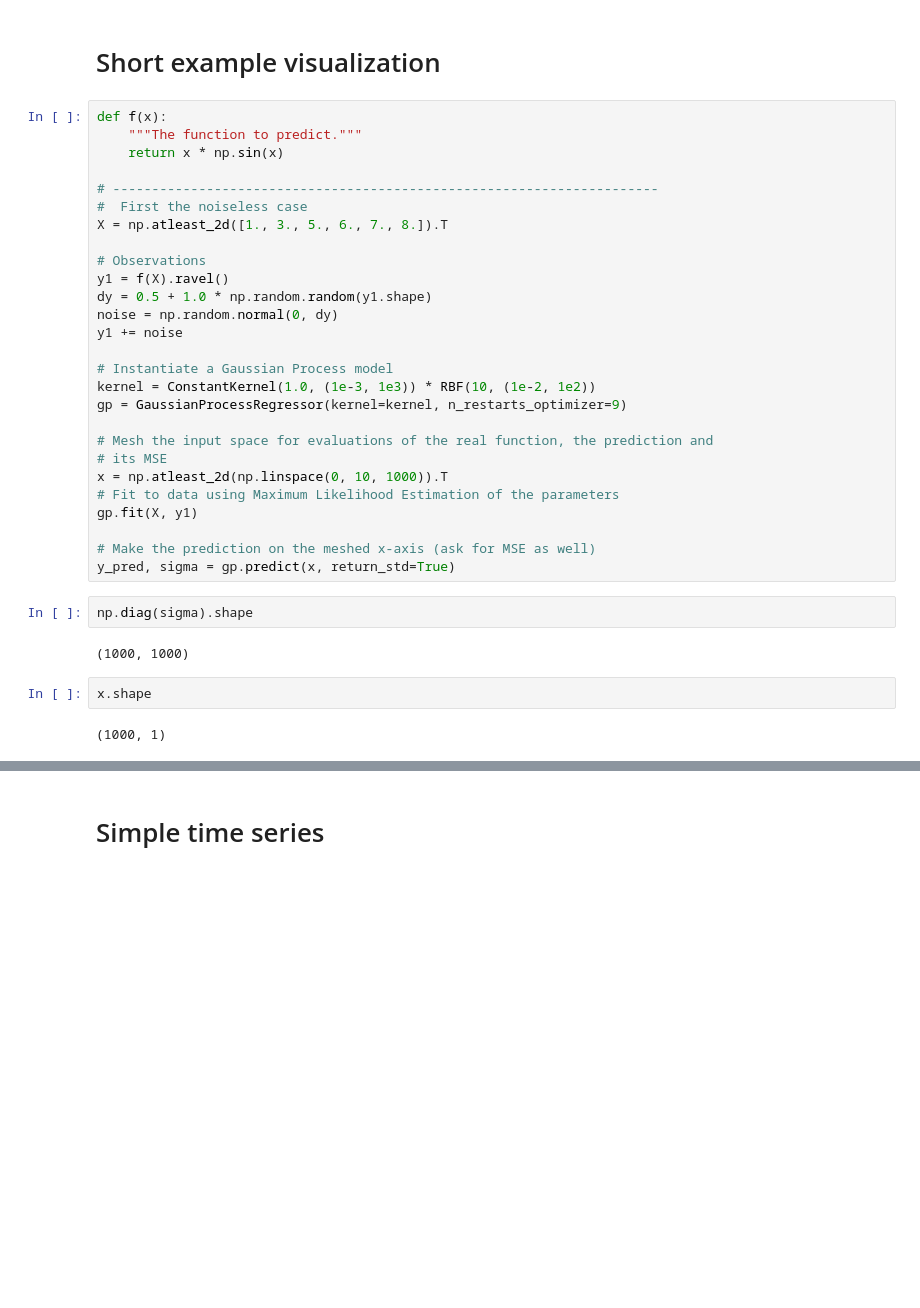
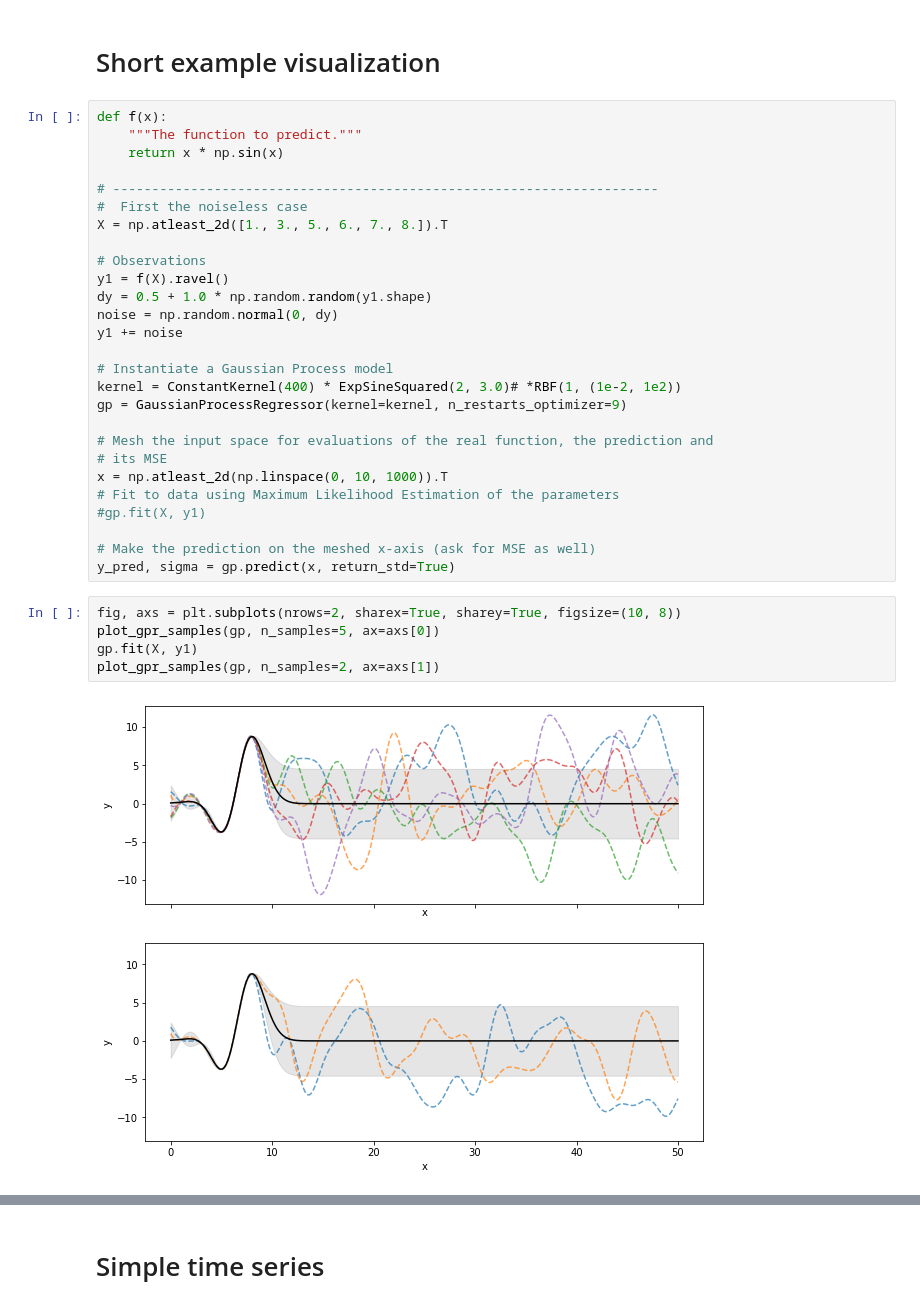
Before and after one commit to larsmmo/Master, a Jupyter notebook: visualization/GPviz.ipynb, the cells around one changed output, grey strips where cells are left out. Cells and saved outputs as stored; diff of their text form; blank space fills up the shorter version.

```diff
--- a/visualization/GPviz.ipynb
+++ b/visualization/GPviz.ipynb
@@ -66,22 +110,21 @@ noise = np.random.normal(0, dy)
 y1 += noise
 
 # Instantiate a Gaussian Process model
-kernel = ConstantKernel(1.0, (1e-3, 1e3)) * RBF(10, (1e-2, 1e2))
+kernel = ConstantKernel(400) * ExpSineSquared(2, 3.0)# *RBF(1, (1e-2, 1e2))
 gp = GaussianProcessRegressor(kernel=kernel, n_restarts_optimizer=9)
 
 # Mesh the input space for evaluations of the real function, the prediction and
 # its MSE
 x = np.atleast_2d(np.linspace(0, 10, 1000)).T
 # Fit to data using Maximum Likelihood Estimation of the parameters
-gp.fit(X, y1)
+#gp.fit(X, y1)
 
 # Make the prediction on the meshed x-axis (ask for MSE as well)
 y_pred, sigma = gp.predict(x, return_std=True)
-# %%
-np.diag(sigma).shape
-# %% [output]
-(1000, 1000)
-# %%
-x.shape
-# %% [output]
-(1000, 1)
+# %%
+fig, axs = plt.subplots(nrows=2, sharex=True, sharey=True, figsize=(10, 8))
+plot_gpr_samples(gp, n_samples=5, ax=axs[0])
+gp.fit(X, y1)
+plot_gpr_samples(gp, n_samples=2, ax=axs[1])
+# %% [output]
+[figure, added]
```
Also changed, not shown: parts of 7 cells of this notebook, 8 other files.
